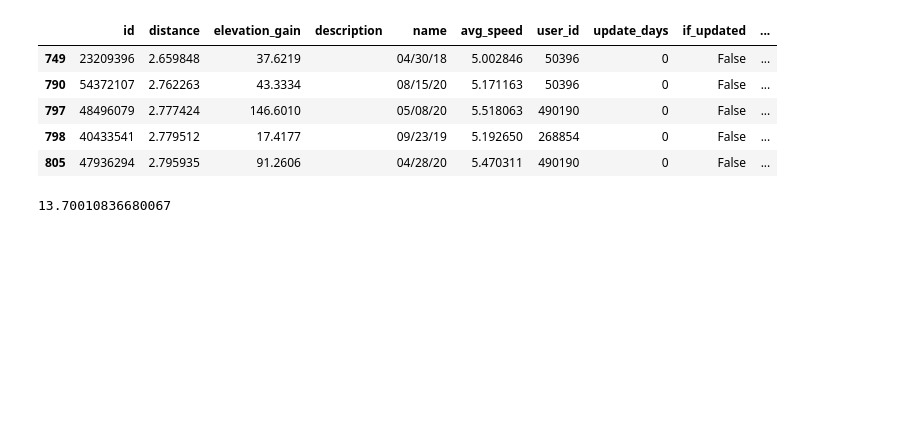
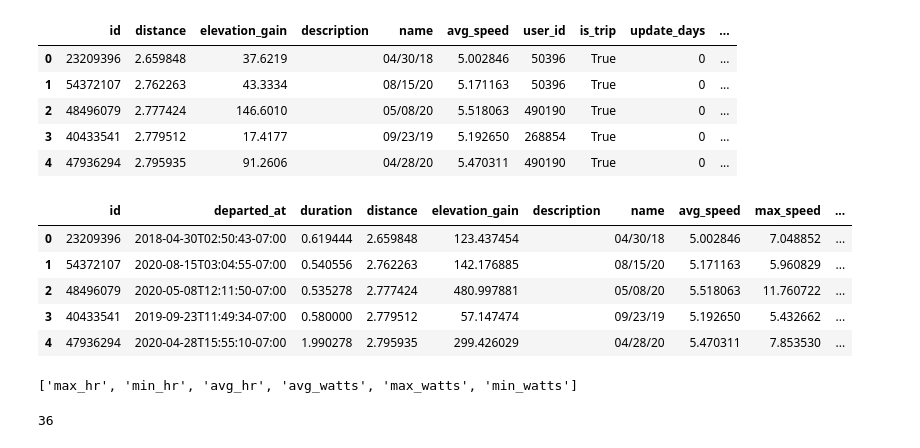
Before and after one commit to EHopper/EasyRider, a Jupyter notebook: exploring.ipynb, the cells around one changed output. Saved outputs shown, nothing was run; the diff lists cells and outputs as text; code cells hidden in the pictures; blank space fills up the shorter version.

```diff
--- a/exploring.ipynb
+++ b/exploring.ipynb
@@ -29,17 +30,32 @@ from util import mapping
 from util import clean_data
 from util import config
 # %%
-rides = clean_data.load_ridewgps_rides()
-clean_data.clean_ridewgps_df(rides)
+rides = clean_data.load_ridewgps_allrides()
+clean_data.clean_ridewgps_rides(rides)
 rides.head()
 # %% [output]
-|  | id | distance | elevation_gain | description | name | avg_speed | user_id | update_days | if_updated | ... |
-| 749 | 23209396 | 2.659848 | 37.6219 |  | 04/30/18 | 5.002846 | 50396 | 0 | False | ... |
-| 790 | 54372107 | 2.762263 | 43.3334 |  | 08/15/20 | 5.171163 | 50396 | 0 | False | ... |
-| 797 | 48496079 | 2.777424 | 146.6010 |  | 05/08/20 | 5.518063 | 490190 | 0 | False | ... |
-| 798 | 40433541 | 2.779512 | 17.4177 |  | 09/23/19 | 5.192650 | 268854 | 0 | False | ... |
-| 805 | 47936294 | 2.795935 | 91.2606 |  | 04/28/20 | 5.470311 | 490190 | 0 | False | ... |
+|  | id | distance | elevation_gain | description | name | avg_speed | user_id | is_trip | update_days | ... |
+| 0 | 23209396 | 2.659848 | 37.6219 |  | 04/30/18 | 5.002846 | 50396 | True | 0 | ... |
+| 1 | 54372107 | 2.762263 | 43.3334 |  | 08/15/20 | 5.171163 | 50396 | True | 0 | ... |
+| 2 | 48496079 | 2.777424 | 146.6010 |  | 05/08/20 | 5.518063 | 490190 | True | 0 | ... |
+| 3 | 40433541 | 2.779512 | 17.4177 |  | 09/23/19 | 5.192650 | 268854 | True | 0 | ... |
+| 4 | 47936294 | 2.795935 | 91.2606 |  | 04/28/20 | 5.470311 | 490190 | True | 0 | ... |
-# %%
-rides.avg_speed.mean()
-# %% [output]
-13.70010836680067
+# %%
+trips = clean_data.load_clean_ridewgps_trips()
+trips.head()
+# %% [output]
+|  | id | departed_at | duration | distance | elevation_gain | description | name | avg_speed | max_speed | ... |
+| 0 | 23209396 | 2018-04-30T02:50:43-07:00 | 0.619444 | 2.659848 | 123.437454 |  | 04/30/18 | 5.002846 | 7.048852 | ... |
+| 1 | 54372107 | 2020-08-15T03:04:55-07:00 | 0.540556 | 2.762263 | 142.176885 |  | 08/15/20 | 5.171163 | 5.960829 | ... |
+| 2 | 48496079 | 2020-05-08T12:11:50-07:00 | 0.535278 | 2.777424 | 480.997881 |  | 05/08/20 | 5.518063 | 11.760722 | ... |
+| 3 | 40433541 | 2019-09-23T11:49:34-07:00 | 0.580000 | 2.779512 | 57.147474 |  | 09/23/19 | 5.192650 | 5.432662 | ... |
+| 4 | 47936294 | 2020-04-28T15:55:10-07:00 | 1.990278 | 2.795935 | 299.426029 |  | 04/28/20 | 5.470311 | 7.853530 | ... |
+# %%
+drop_cols = [col for col in trips.columns if re.search("hr|watts", col)]
+drop_cols
+# %% [output]
+['max_hr', 'min_hr', 'avg_hr', 'avg_watts', 'max_watts', 'min_watts']
+# %%
+3636 - (60 * 60)
+# %% [output]
+36
```
Also changed, not shown: parts of 10 cells of this notebook, 4 other files.
